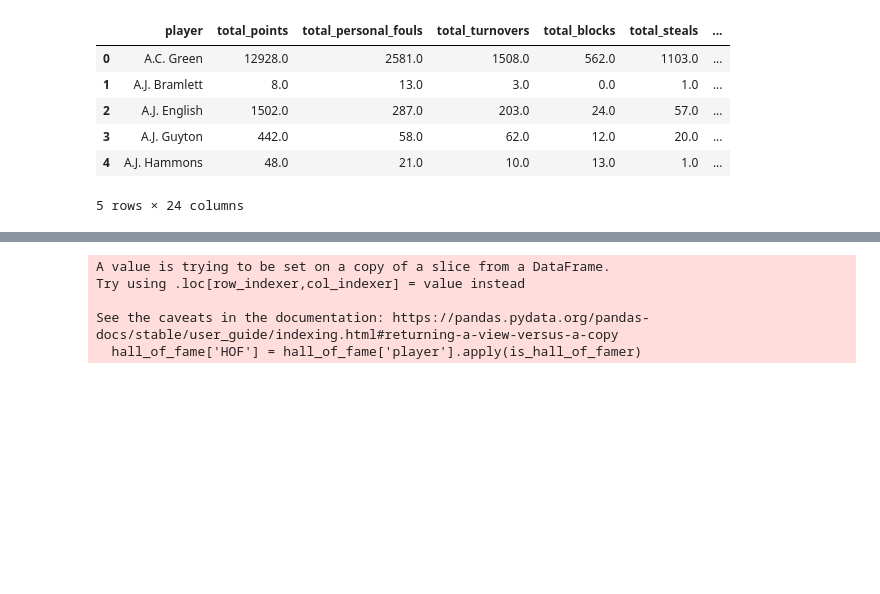
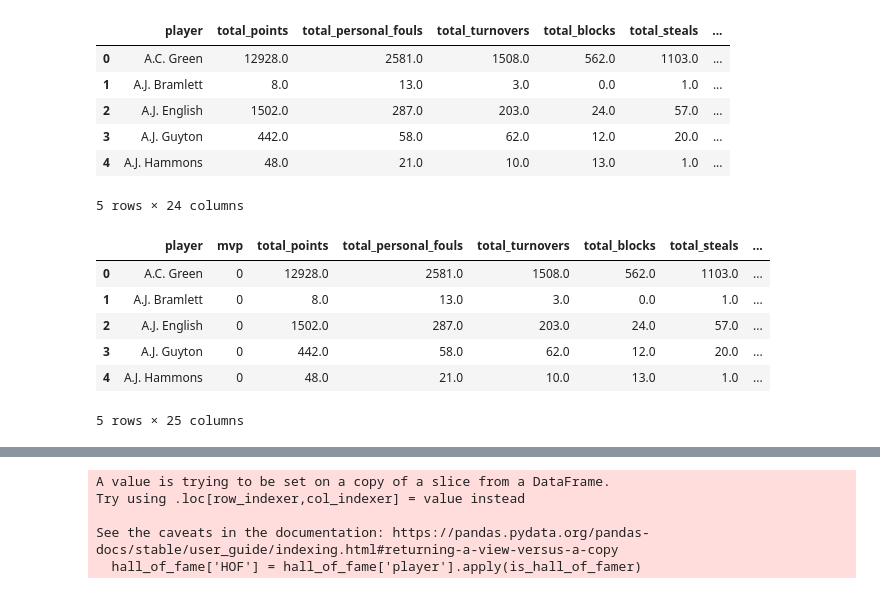
Before and after one commit to haydenj8/NBA_Project3, a Jupyter notebook: Project_Notebook_1.ipynb, the cells around one changed output, grey strips where cells are left out. Drawn from its saved outputs; the diff is of its cells as text; code cells hidden in the pictures; blank space fills up the shorter version.

```diff
--- a/Project_Notebook_1.ipynb
+++ b/Project_Notebook_1.ipynb
@@ -123,0 +160,10 @@ memory usage: 9.8+ MB
+# %%
+stats['MVP'] = 0
+for i, row in stats.iterrows():
+    for k, v in mvp_players.items():
+        for year in v:
+            if row['Player'] != k:
+                break
+            elif(row['Year'] == year) & (row['Player'] == k):
+                stats.loc[i, 'MVP'] = 1
+                break
@@ -123,0 +193,10 @@ memory usage: 9.8+ MB
+# %%
+stats['rings'] = 0
+for i, row in stats.iterrows():
+    for k, v in teams_champions.items():
+        for year in v:
+            if row['Tm'] != k:
+                break
+            elif(row['Year'] == year) & (row['Tm'] == k):
+                stats.loc[i, 'rings'] = 1
+                break
@@ -123,0 +235,10 @@ memory usage: 9.8+ MB
+# %%
+stats['finals_mvp'] = 0
+for i, row in stats.iterrows():
+    for k, v in finals_mvp.items():
+        for year in v:
+            if row['Player'] != k:
+                break
+            elif(row['Year'] == year) & (row['Player'] == k):
+                stats.loc[i, 'finals_mvp'] = 1
+                break
@@ -456,3 +593,19 @@ totals.head()
 | 3 | A.J. Guyton | 442.0 | 58.0 | 62.0 | 12.0 | 20.0 | ... |
 | 4 | A.J. Hammons | 48.0 | 21.0 | 10.0 | 13.0 | 1.0 | ... |
 5 rows × 24 columns
+# %%
+total_mvp = stats.groupby('Player').sum()['MVP']
+total_mvp = pd.DataFrame(total_mvp)
+total_mvp.reset_index(inplace=True)
+total_mvp.columns = total_mvp.columns.str.replace(" ", "_").str.lower()
+totals = pd.merge(total_mvp, totals, how='left', on='player')
+totals.rename(columns = {'MVP': 'total_mvp'}, inplace=True)
+totals.head()
+# %% [output]
+|  | player | mvp | total_points | total_personal_fouls | total_turnovers | total_blocks | total_steals | ... |
+| 0 | A.C. Green | 0 | 12928.0 | 2581.0 | 1508.0 | 562.0 | 1103.0 | ... |
+| 1 | A.J. Bramlett | 0 | 8.0 | 13.0 | 3.0 | 0.0 | 1.0 | ... |
+| 2 | A.J. English | 0 | 1502.0 | 287.0 | 203.0 | 24.0 | 57.0 | ... |
+| 3 | A.J. Guyton | 0 | 442.0 | 58.0 | 62.0 | 12.0 | 20.0 | ... |
+| 4 | A.J. Hammons | 0 | 48.0 | 21.0 | 10.0 | 13.0 | 1.0 | ... |
+5 rows × 25 columns
```
Also changed, not shown: parts of 35 cells of this notebook.
